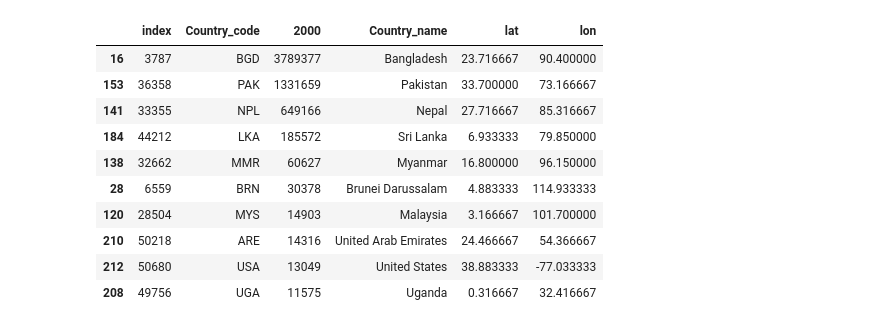
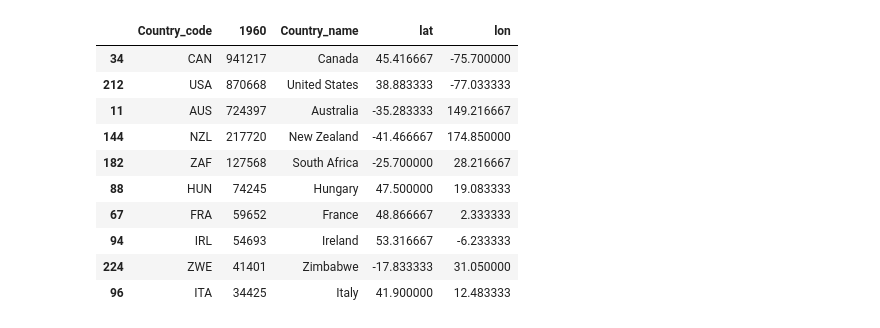
Before and after one commit to la-insurreccion/QM_Python, a Jupyter notebook: wb-migration.ipynb, the cells around one changed output. Saved outputs shown, nothing was run; the diff lists cells and outputs as text; code cells hidden in the pictures.

```diff
--- a/wb-migration.ipynb
+++ b/wb-migration.ipynb
@@ -26,4 +53,5 @@ matplotlib.rc('font', **font)
 # %%
+# The first line creates a dataframe from a csv file with the name stated in brackets.
 mig_total =  pd.read_csv('WB-bimigration.csv')
 
 def strip(text):
@@ -31,58 +59,56 @@ def strip(text):
         return text.strip()
     except AttributeError:
         return text
+# Here the second csv file is imported as a dataframe. At the same it is stripped from extra white spaces.
 cap_info = pd.read_csv('geodata_capitals.csv', sep =";", converters = {'ISO3166A3 ': strip} )
-
+# A new dataframe is created containing only the necessary columns. The name of the columns is change to prevent spelling problems.
 cap_small = cap_info[['ISOen_name','ISO3166A3','BGNc_latitude','BGNc_longitude']]
 cap_small = cap_small.rename(columns={'ISOen_name' : 'Country_name', 'ISO3166A3': 'Country_code', 'BGNc_latitude':'lat','BGNc_longitude':'lon'})
 cap_small[['Country_code']] = cap_small[['Country_code']].replace(' ', '', regex=True)
 
 mig_total = mig_total.rename(columns={'﻿Country Origin Name': 'Country_orig',
                                       'Country Origin Code': 'Country_code',
                                       'Country Dest Code': 'Country_d_code',
                                       'All Years' : 'Total',
                                       '1960 [1960]': '1960',
                                       '1970 [1970]': '1970',
                                       '1980 [1980]': '1980',
                                       '1990 [1990]': '1990',
                                       '2000 [2000]': '2000'})
-
+# The next lines get the country code of the country stated in the variables cell.
 mig_sub = mig_total[mig_total['Country_orig']==country_name]
 country = mig_sub['Country_code'].iat[0]
-
+# Now data is selected from the database depending on whether we want to look at emigration
+#or imigration with respect to the chosen country.
 if migration_direction_to_country == True:
     mig_to_co = mig_total[mig_total['Country_d_code']==country]
     mig_to_co = mig_to_co[['Country_code', time]]
 
 else:
     mig_to_co = mig_total[mig_total['Country_code']==country]
     mig_to_co = mig_to_co[['Country_d_code', time]]
     mig_to_co = mig_to_co.rename(columns={'Country_d_code': 'Country_code'})
 
-
-# this dot in front of the column name posed a problem for a long time
-mig_to_co =mig_to_co.reset_index()
-
 mig_to_co = mig_to_co.replace(' ', '', regex=True)
-
+# The two dataframes are joined on the basis of the country code, which is a column in both of them.
 mig_joined = mig_to_co.merge(
     cap_small,
     how='inner',
     on='Country_code')
-
+# The resulting dataframe is sorted so that the biggest migration flows can be found at the top.
 mig_joined = mig_joined.sort(columns = [time], ascending = False)
 
-
-mig_joined.head(10)
+# The first ten entries of the dataframe are printed, just to give the user the option to check whether the right data was selected.
+mig_joined.head(num_of_arrows)
 # %% [output]
-|  | index | Country_code | 2000 | Country_name | lat | lon |
-| 16 | 3787 | BGD | 3789377 | Bangladesh | 23.716667 | 90.400000 |
-| 153 | 36358 | PAK | 1331659 | Pakistan | 33.700000 | 73.166667 |
-| 141 | 33355 | NPL | 649166 | Nepal | 27.716667 | 85.316667 |
-| 184 | 44212 | LKA | 185572 | Sri Lanka | 6.933333 | 79.850000 |
-| 138 | 32662 | MMR | 60627 | Myanmar | 16.800000 | 96.150000 |
-| 28 | 6559 | BRN | 30378 | Brunei Darussalam | 4.883333 | 114.933333 |
-| 120 | 28504 | MYS | 14903 | Malaysia | 3.166667 | 101.700000 |
-| 210 | 50218 | ARE | 14316 | United Arab Emirates | 24.466667 | 54.366667 |
-| 212 | 50680 | USA | 13049 | United States | 38.883333 | -77.033333 |
-| 208 | 49756 | UGA | 11575 | Uganda | 0.316667 | 32.416667 |
+|  | Country_code | 1960 | Country_name | lat | lon |
+| 34 | CAN | 941217 | Canada | 45.416667 | -75.700000 |
+| 212 | USA | 870668 | United States | 38.883333 | -77.033333 |
+| 11 | AUS | 724397 | Australia | -35.283333 | 149.216667 |
+| 144 | NZL | 217720 | New Zealand | -41.466667 | 174.850000 |
+| 182 | ZAF | 127568 | South Africa | -25.700000 | 28.216667 |
+| 88 | HUN | 74245 | Hungary | 47.500000 | 19.083333 |
+| 67 | FRA | 59652 | France | 48.866667 | 2.333333 |
+| 94 | IRL | 54693 | Ireland | 53.316667 | -6.233333 |
+| 224 | ZWE | 41401 | Zimbabwe | -17.833333 | 31.050000 |
+| 96 | ITA | 34425 | Italy | 41.900000 | 12.483333 |
```
Also changed, not shown: parts of 15 cells of this notebook.
